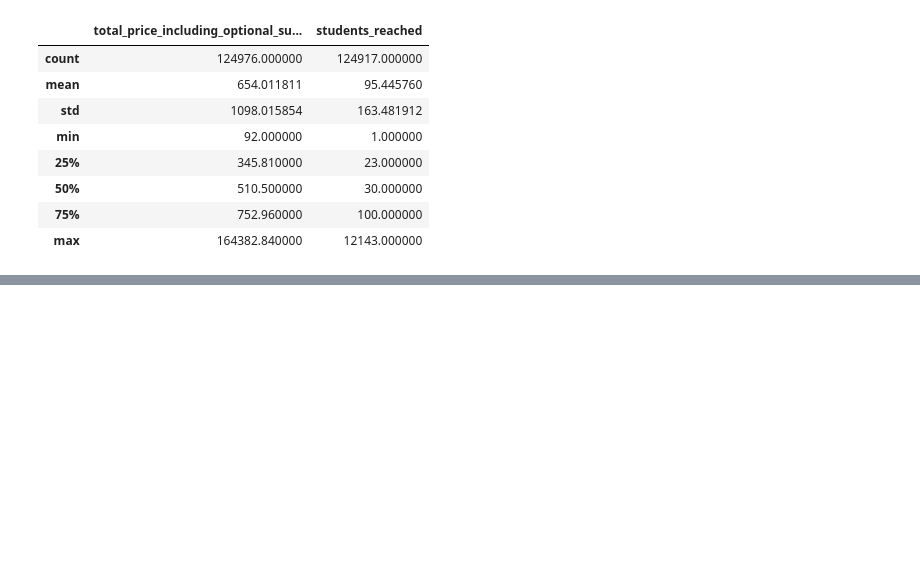
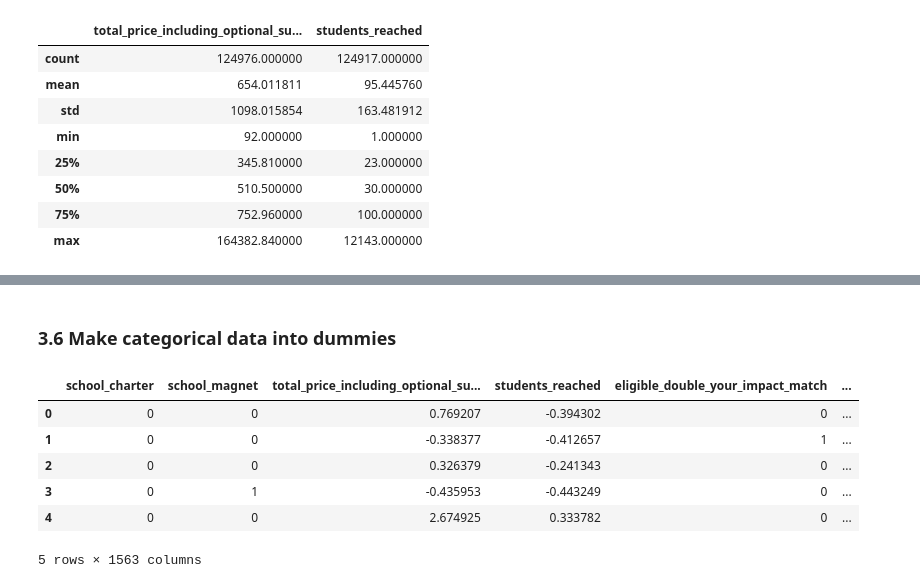
Before and after one commit to jtanwk/capp30254, a Jupyter notebook: HW3/Homework3_Tan_Part2Analysis.ipynb, the cells around one changed output, grey strips where cells are left out. Drawn from its saved outputs; the diff is of its cells as text; code cells hidden in the pictures; blank space fills up the shorter version.

```diff
--- a/HW3/Homework3_Tan_Part2Analysis.ipynb
+++ b/HW3/Homework3_Tan_Part2Analysis.ipynb
@@ -160,22 +202,22 @@ df.head()
+# %% [markdown]
+### 3.6 Make categorical data into dummies
 # %%
-# 2. Make categorical data into dummies
-
-# CATEGORICAL FEATURES
-# omit school_city, school_district, school_county
-categorical_features = ['school_state', 'school_metro', 'teacher_prefix', 'resource_type', \
-                        'primary_focus_subject', 'primary_focus_area', \
-                        'secondary_focus_subject', 'secondary_focus_area']
+categorical_features = ['school_county', 'school_state', 'school_metro', 'teacher_prefix', \
+                        'resource_type', 'primary_focus_area', 'secondary_focus_area', \
+                        'poverty_level', 'grade_level']
 
 for i in categorical_features:
     df = library.make_dummy_vars(df, i)
 
-df = df.drop(labels=['school_city', 'school_district', 'school_county'], axis=1)
-
-# ORDINAL FEATURES
-ordinal_features = ['poverty_level', 'grade_level']
-
-for i in ordinal_features:
-    df = library.make_dummy_vars(df, i)
+df.head()
+# %% [output]
+|  | school_charter | school_magnet | total_price_including_optional_su... | students_reached | eligible_double_your_impact_match | ... |
+| 0 | 0 | 0 | 0.769207 | -0.394302 | 0 | ... |
+| 1 | 0 | 0 | -0.338377 | -0.412657 | 1 | ... |
+| 2 | 0 | 0 | 0.326379 | -0.241343 | 0 | ... |
+| 3 | 0 | 1 | -0.435953 | -0.443249 | 0 | ... |
+| 4 | 0 | 0 | 2.674925 | 0.333782 | 0 | ... |
+5 rows × 1563 columns
 # %%
 df.shape
 # %% [output]
```
Also changed, not shown: parts of 36 cells of this notebook, 3 other files.
